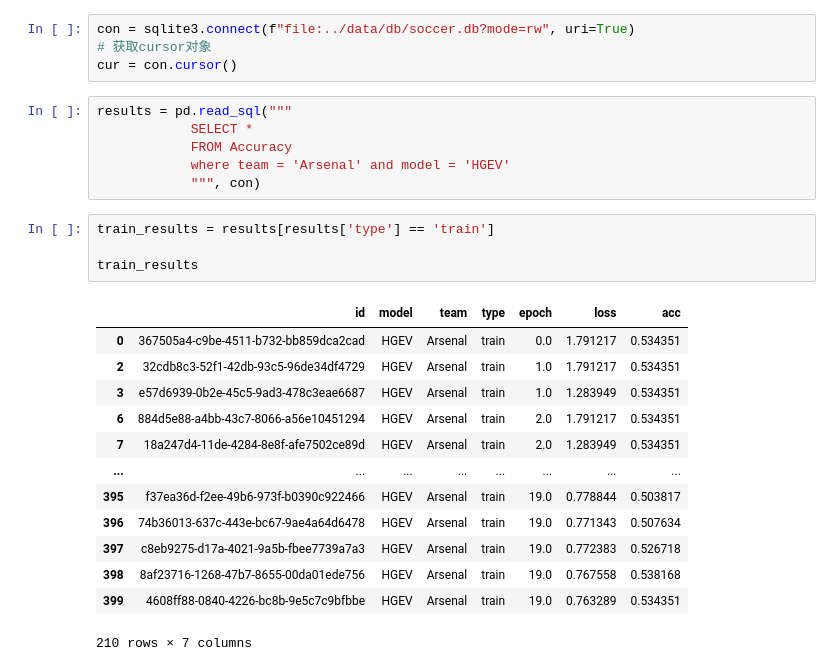
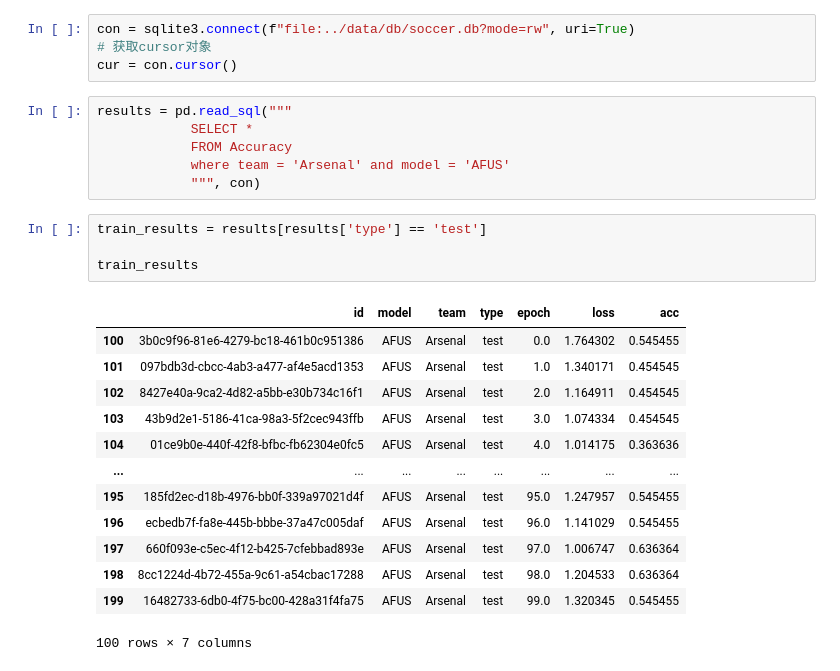
Before and after one commit to fengxichang/SoccerPredictor, a Jupyter notebook: soccerpredictor/results.ipynb, the cells around one changed output. Cells and saved outputs as stored; diff of their text form.

```diff
--- a/soccerpredictor/results.ipynb
+++ b/soccerpredictor/results.ipynb
@@ -9,23 +9,23 @@ cur = con.cursor()
 results = pd.read_sql("""
             SELECT *
             FROM Accuracy
-            where team = 'Arsenal' and model = 'HGEV'
+            where team = 'Arsenal' and model = 'AFUS'
             """, con)
 # %%
-train_results = results[results['type'] == 'train']
+train_results = results[results['type'] == 'test']
 
 train_results
 # %% [output]
 |  | id | model | team | type | epoch | loss | acc |
-| 0 | 367505a4-c9be-4511-b732-bb859dca2cad | HGEV | Arsenal | train | 0.0 | 1.791217 | 0.534351 |
-| 2 | 32cdb8c3-52f1-42db-93c5-96de34df4729 | HGEV | Arsenal | train | 1.0 | 1.791217 | 0.534351 |
-| 3 | e57d6939-0b2e-45c5-9ad3-478c3eae6687 | HGEV | Arsenal | train | 1.0 | 1.283949 | 0.534351 |
-| 6 | 884d5e88-a4bb-43c7-8066-a56e10451294 | HGEV | Arsenal | train | 2.0 | 1.791217 | 0.534351 |
-| 7 | 18a247d4-11de-4284-8e8f-afe7502ce89d | HGEV | Arsenal | train | 2.0 | 1.283949 | 0.534351 |
+| 100 | 3b0c9f96-81e6-4279-bc18-461b0c951386 | AFUS | Arsenal | test | 0.0 | 1.764302 | 0.545455 |
+| 101 | 097bdb3d-cbcc-4ab3-a477-af4e5acd1353 | AFUS | Arsenal | test | 1.0 | 1.340171 | 0.454545 |
+| 102 | 8427e40a-9ca2-4d82-a5bb-e30b734c16f1 | AFUS | Arsenal | test | 2.0 | 1.164911 | 0.454545 |
+| 103 | 43b9d2e1-5186-41ca-98a3-5f2cec943ffb | AFUS | Arsenal | test | 3.0 | 1.074334 | 0.454545 |
+| 104 | 01ce9b0e-440f-42f8-bfbc-fb62304e0fc5 | AFUS | Arsenal | test | 4.0 | 1.014175 | 0.363636 |
 | ... | ... | ... | ... | ... | ... | ... | ... |
-| 395 | f37ea36d-f2ee-49b6-973f-b0390c922466 | HGEV | Arsenal | train | 19.0 | 0.778844 | 0.503817 |
-| 396 | 74b36013-637c-443e-bc67-9ae4a64d6478 | HGEV | Arsenal | train | 19.0 | 0.771343 | 0.507634 |
-| 397 | c8eb9275-d17a-4021-9a5b-fbee7739a7a3 | HGEV | Arsenal | train | 19.0 | 0.772383 | 0.526718 |
-| 398 | 8af23716-1268-47b7-8655-00da01ede756 | HGEV | Arsenal | train | 19.0 | 0.767558 | 0.538168 |
-| 399 | 4608ff88-0840-4226-bc8b-9e5c7c9bfbbe | HGEV | Arsenal | train | 19.0 | 0.763289 | 0.534351 |
+| 195 | 185fd2ec-d18b-4976-bb0f-339a97021d4f | AFUS | Arsenal | test | 95.0 | 1.247957 | 0.545455 |
+| 196 | ecbedb7f-fa8e-445b-bbbe-37a47c005daf | AFUS | Arsenal | test | 96.0 | 1.141029 | 0.545455 |
+| 197 | 660f093e-c5ec-4f12-b425-7cfebbad893e | AFUS | Arsenal | test | 97.0 | 1.006747 | 0.636364 |
+| 198 | 8cc1224d-4b72-455a-9c61-a54cbac17288 | AFUS | Arsenal | test | 98.0 | 1.204533 | 0.636364 |
+| 199 | 16482733-6db0-4f75-bc00-428a31f4fa75 | AFUS | Arsenal | test | 99.0 | 1.320345 | 0.545455 |
-210 rows × 7 columns
+100 rows × 7 columns
```
Also changed, not shown: parts of 2 cells of this notebook, 2 other files.
